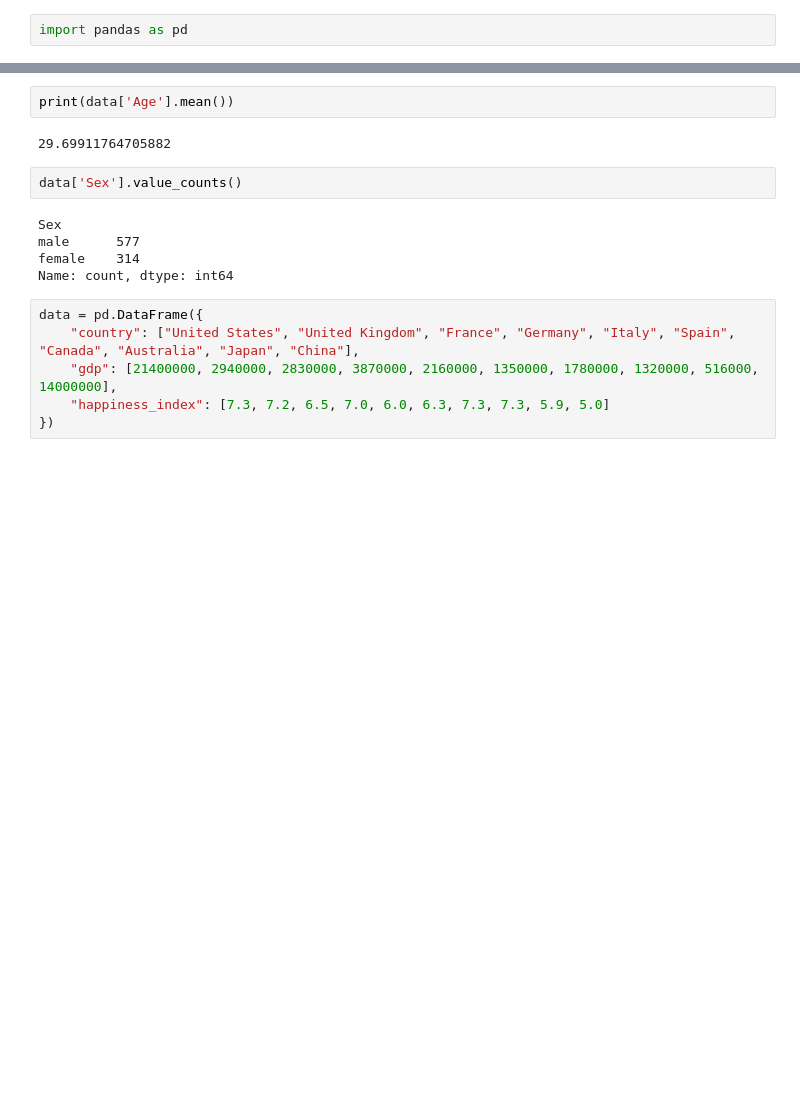
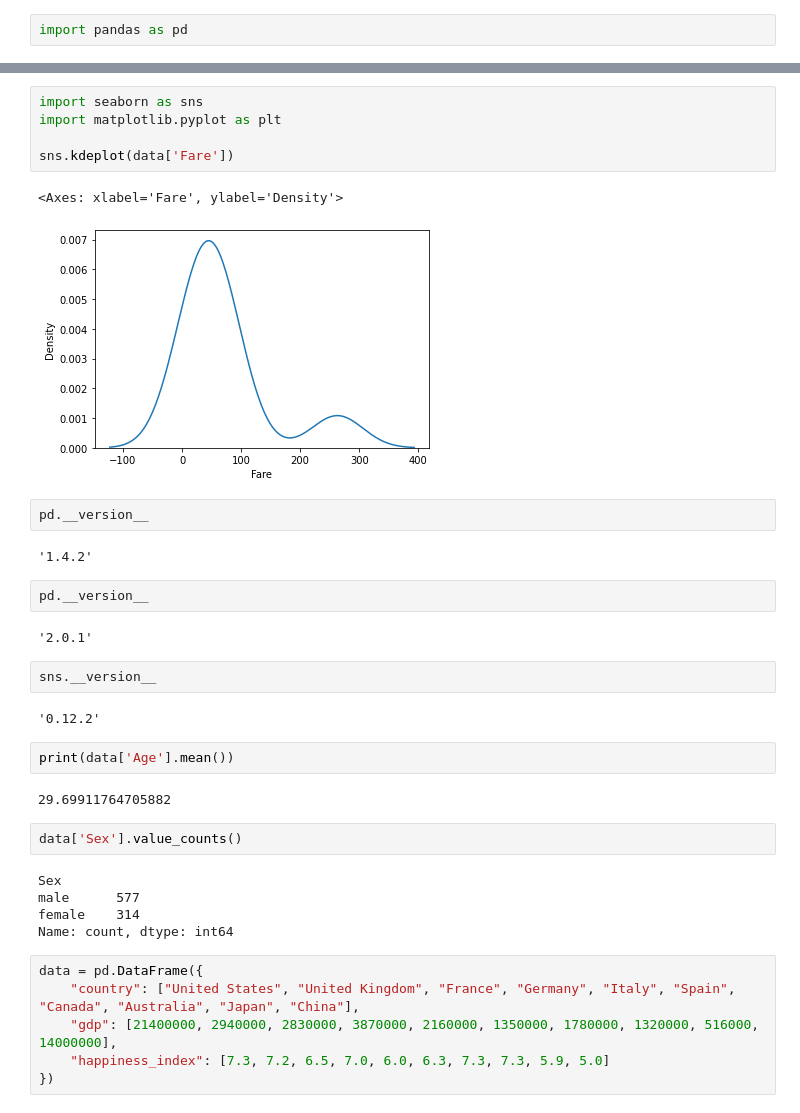
Before and after one commit to VirajBagal/textassistant, a Jupyter notebook: test_notebook.ipynb, the cells around one changed output, grey strips where cells are left out. Drawn from its saved outputs; the diff is of its cells as text; blank space fills up the shorter version.

Commit message:
completed pandas-ai integration with plotting

```diff
--- a/test_notebook.ipynb
+++ b/test_notebook.ipynb
@@ -5,3 +23,23 @@ data = pd.read_csv("/home/admin/titanic.csv")
+# %%
+import seaborn as sns
+import matplotlib.pyplot as plt
+
+sns.kdeplot(data['Fare'])
+# %% [output]
+<Axes: xlabel='Fare', ylabel='Density'>
+[figure, added]
+# %%
+pd.__version__
+# %% [output]
+'1.4.2'
+# %%
+pd.__version__
+# %% [output]
+'2.0.1'
+# %%
+sns.__version__
+# %% [output]
+'0.12.2'
 # %%
 print(data['Age'].mean())
 # %% [output]
```
Also changed, not shown: parts of 19 cells of this notebook, 10 other files.
